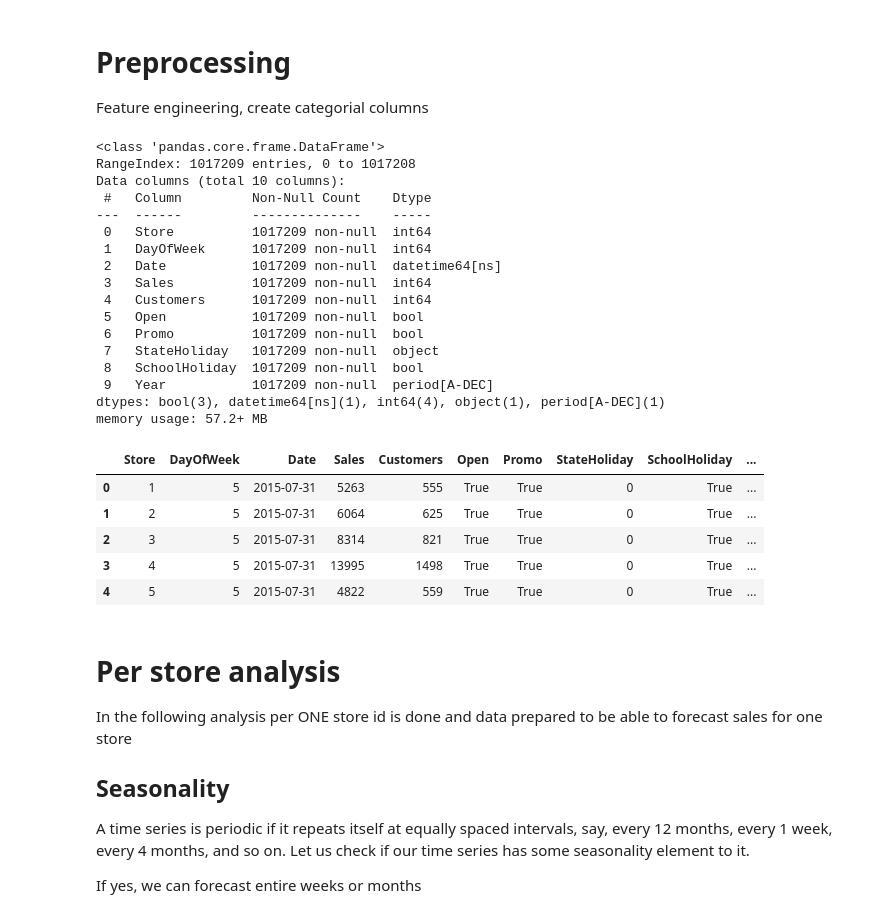
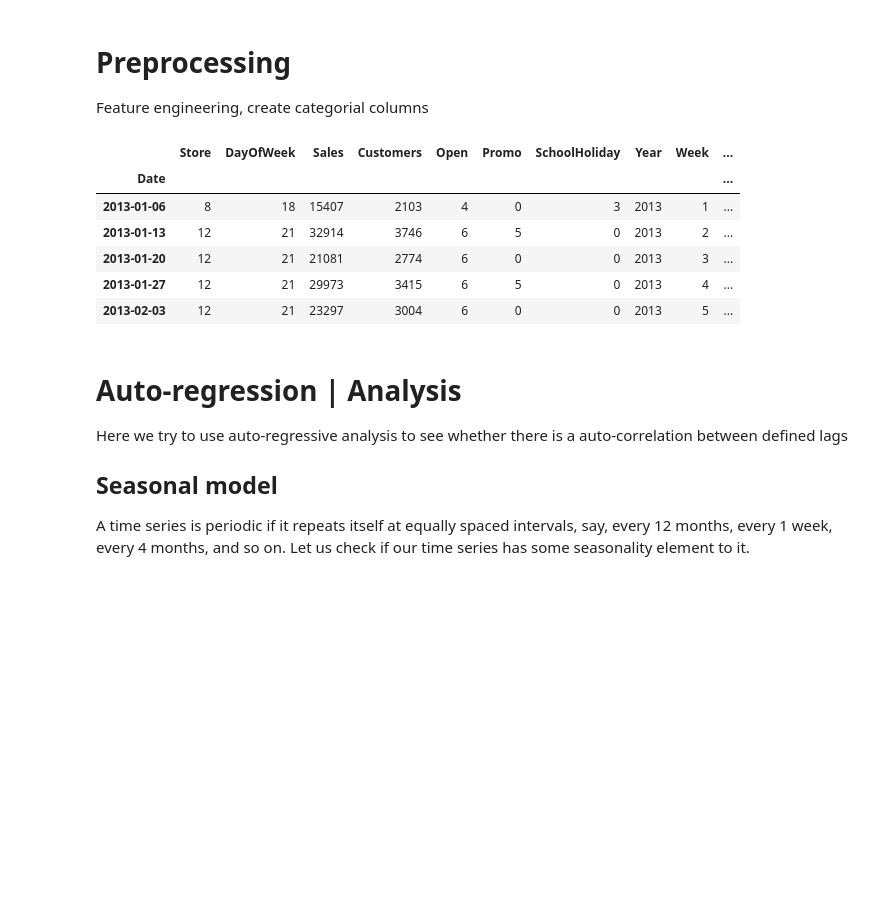
Before and after one commit to bruennijs/kaggle_rossmann_sales, a Jupyter notebook: regression_weekly.ipynb, the cells around one changed output. Saved outputs shown, nothing was run; the diff lists cells and outputs as text; code cells hidden in the pictures; blank space fills up the shorter version.

```diff
--- a/regression_weekly.ipynb
+++ b/regression_weekly.ipynb
@@ -24,43 +75,50 @@ from IPython.core.interactiveshell import InteractiveShell
 InteractiveShell.ast_node_interactivity = "all"
 
 df_train: DataFrame = pd.read_csv('./input/train.csv', parse_dates=['Date'], dtype={'StateHoliday': str, 'Open': bool, 'Promo': bool, 'SchoolHoliday': bool})
-
-# FEATURE ENGINEERING
-## month
-df_train['Year'] = pd.DatetimeIndex(df_train['Date']).to_period('Y')
-
-df_train.info()
-df_train.head(5)
-# %% [output]
-<class 'pandas.core.frame.DataFrame'>
-RangeIndex: 1017209 entries, 0 to 1017208
-Data columns (total 10 columns):
- #   Column         Non-Null Count    Dtype
----  ------         --------------    -----
- 0   Store          1017209 non-null  int64
- 1   DayOfWeek      1017209 non-null  int64
- 2   Date           1017209 non-null  datetime64[ns]
- 3   Sales          1017209 non-null  int64
- 4   Customers      1017209 non-null  int64
- 5   Open           1017209 non-null  bool
- 6   Promo          1017209 non-null  bool
- 7   StateHoliday   1017209 non-null  object
- 8   SchoolHoliday  1017209 non-null  bool
- 9   Year           1017209 non-null  period[A-DEC]
-dtypes: bool(3), datetime64[ns](1), int64(4), object(1), period[A-DEC](1)
-memory usage: 57.2+ MB
-|  | Store | DayOfWeek | Date | Sales | Customers | Open | Promo | StateHoliday | SchoolHoliday | ... |
-| 0 | 1 | 5 | 2015-07-31 | 5263 | 555 | True | True | 0 | True | ... |
-| 1 | 2 | 5 | 2015-07-31 | 6064 | 625 | True | True | 0 | True | ... |
-| 2 | 3 | 5 | 2015-07-31 | 8314 | 821 | True | True | 0 | True | ... |
-| 3 | 4 | 5 | 2015-07-31 | 13995 | 1498 | True | True | 0 | True | ... |
-| 4 | 5 | 5 | 2015-07-31 | 4822 | 559 | True | True | 0 | True | ... |
+# %%
+from pandas.plotting import lag_plot
+import seaborn as sns
+import matplotlib.pyplot as plt
+
+# Grouped by Store
+df_train_stores = df_train.groupby(by=['Store'])
+#df_train_stores.Date.max()
+#df_train_stores.Date.min()
+df_X = df_train_stores.get_group(2).set_index('Date')
+sales_zero_idx = df_X[df_X['Sales'] == 0].index
+df_X = df_X.drop(sales_zero_idx)
+#df_X['2015-01-01':'2015-02-01'].tail(10)
+#df_X.head(10)
+
+def avg_sales_per_period(df: DataFrame) -> pd.Series:
+    df_copy = df.copy()
+    s_tmp: pd.Series = df['Sales'] / df['Open']
+    df_copy['Sales_per_open_days_avg'] = s_tmp.astype('int')
+    return df_copy
+
+
+# resample/groupby WEEK
+df_weekly_sum: DataFrame = df_X.resample("W").sum()
+df_weekly_sum['Year'] = df_weekly_sum.index.year
+df_weekly_sum['Week'] = df_weekly_sum.index.week
+#df_weekly_sum['Week'] = df_weekly_sum.index.map(lambda week: week.strftime('%m-%d'))
+df_weekly_sum = avg_sales_per_period(df_weekly_sum)
+df_weekly_sum.head(5)
+
+y_t = df_weekly_sum['Sales_per_open_days_avg']
+# %% [output]
+|  | Store | DayOfWeek | Sales | Customers | Open | Promo | SchoolHoliday | Year | Week | ... |
+| Date |  |  |  |  |  |  |  |  |  | ... |
+| 2013-01-06 | 8 | 18 | 15407 | 2103 | 4 | 0 | 3 | 2013 | 1 | ... |
+| 2013-01-13 | 12 | 21 | 32914 | 3746 | 6 | 5 | 0 | 2013 | 2 | ... |
+| 2013-01-20 | 12 | 21 | 21081 | 2774 | 6 | 0 | 0 | 2013 | 3 | ... |
+| 2013-01-27 | 12 | 21 | 29973 | 3415 | 6 | 5 | 0 | 2013 | 4 | ... |
+| 2013-02-03 | 12 | 21 | 23297 | 3004 | 6 | 0 | 0 | 2013 | 5 | ... |
 # %% [markdown]
-# Per store analysis
-In the following analysis per ONE store id is done and data prepared to be able to forecast sales for one store
+# Auto-regression | Analysis
 
-## Seasonality
+Here we try to use auto-regressive analysis to see whether there is a auto-correlation between defined lags
+
+## Seasonal model
 A time series is periodic if it repeats itself at equally spaced intervals, say, every 12 months, every 1 week, every 4 months, and so on.
 Let us check if our time series has some seasonality element to it.
-
-If yes, we can forecast entire weeks or months
```
Also changed, not shown: parts of 17 cells of this notebook.
